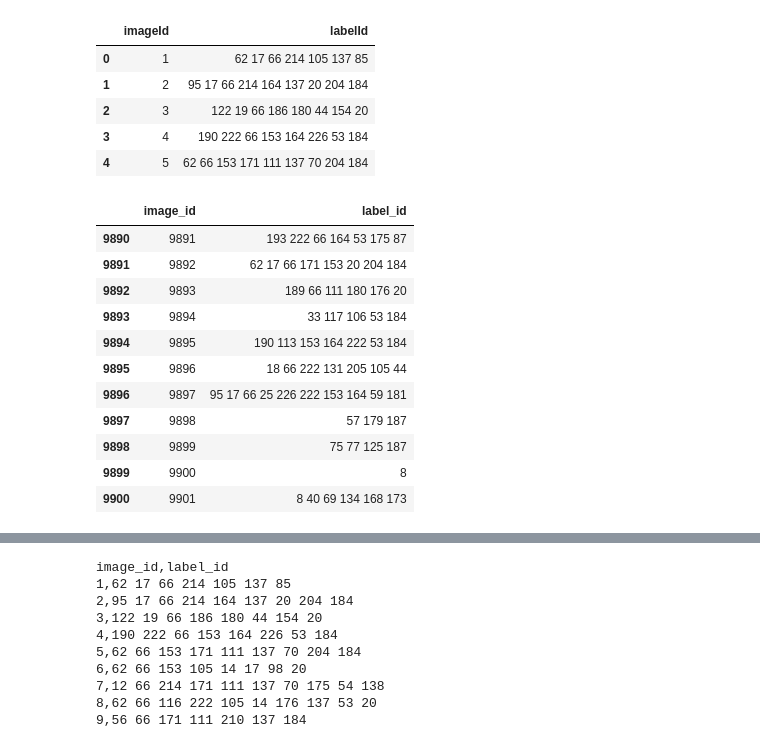
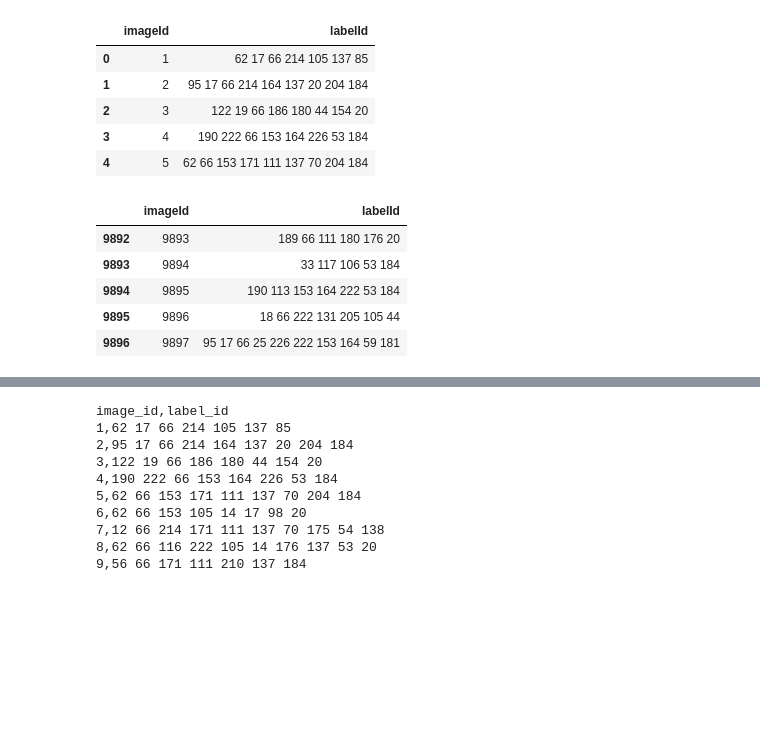
Before and after one commit to jscottcronin/fashion_tags, a Jupyter notebook: code/baseline.ipynb, the cells around one changed output, grey strips where cells are left out. Cells and saved outputs as stored; diff of their text form; code cells hidden in the pictures; blank space fills up the shorter version.

```diff
--- a/code/baseline.ipynb
+++ b/code/baseline.ipynb
@@ -243,15 +245,9 @@ subm = subm.reset_index()
-# %%
-subm.loc[9890:9900, :]
-# %% [output]
-|  | image_id | label_id |
-| 9890 | 9891 | 193 222 66 164 53 175 87 |
-| 9891 | 9892 | 62 17 66 171 153 20 204 184 |
-| 9892 | 9893 | 189 66 111 180 176 20 |
-| 9893 | 9894 | 33 117 106 53 184 |
-| 9894 | 9895 | 190 113 153 164 222 53 184 |
-| 9895 | 9896 | 18 66 222 131 205 105 44 |
-| 9896 | 9897 | 95 17 66 25 226 222 153 164 59 181 |
-| 9897 | 9898 | 57 179 187 |
-| 9898 | 9899 | 75 77 125 187 |
-| 9899 | 9900 | 8 |
-| 9900 | 9901 | 8 40 69 134 168 173 |
+# %%
+test_labels.tail()
+# %% [output]
+|  | imageId | labelId |
+| 9892 | 9893 | 189 66 111 180 176 20 |
+| 9893 | 9894 | 33 117 106 53 184 |
+| 9894 | 9895 | 190 113 153 164 222 53 184 |
+| 9895 | 9896 | 18 66 222 131 205 105 44 |
+| 9896 | 9897 | 95 17 66 25 226 222 153 164 59 181 |
```
Also changed, not shown: parts of 21 cells of this notebook, 1 other file.
